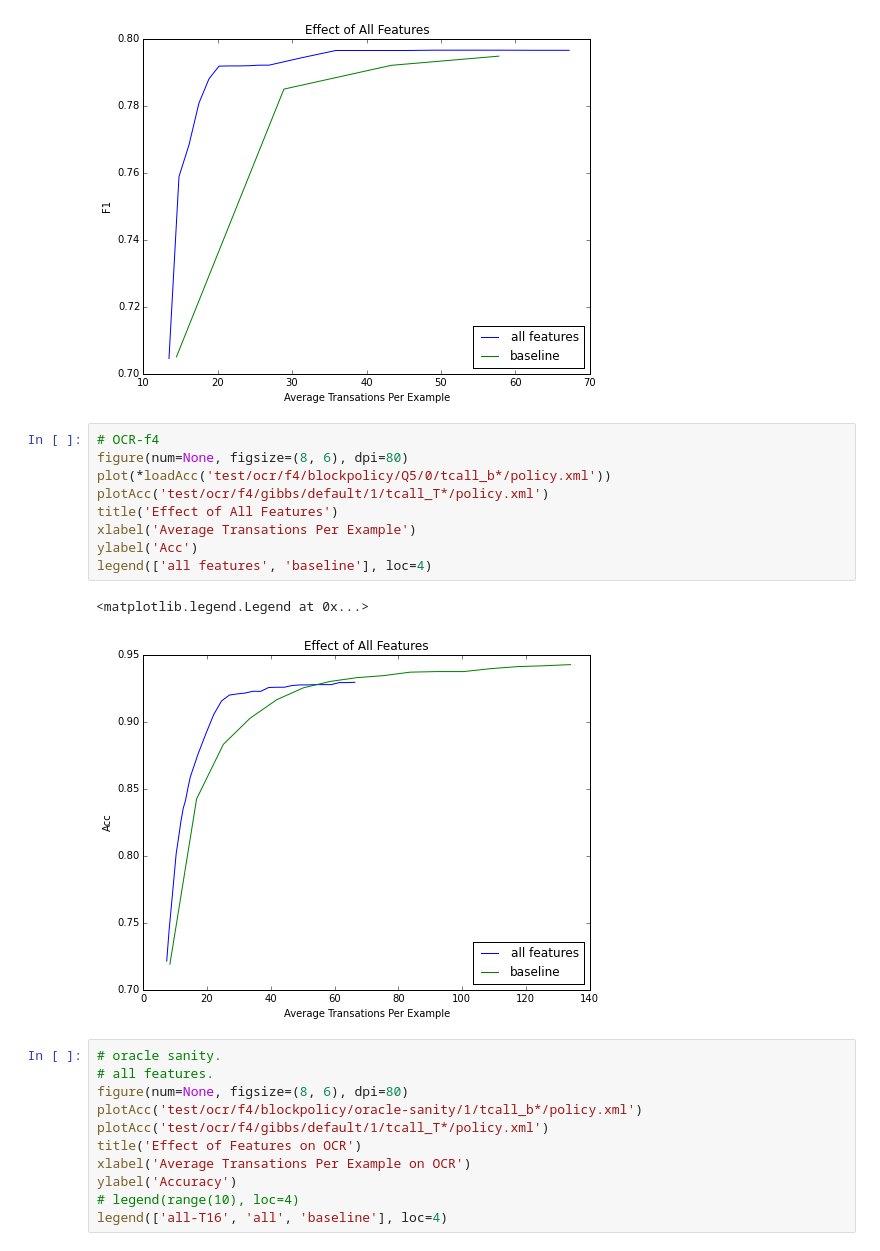
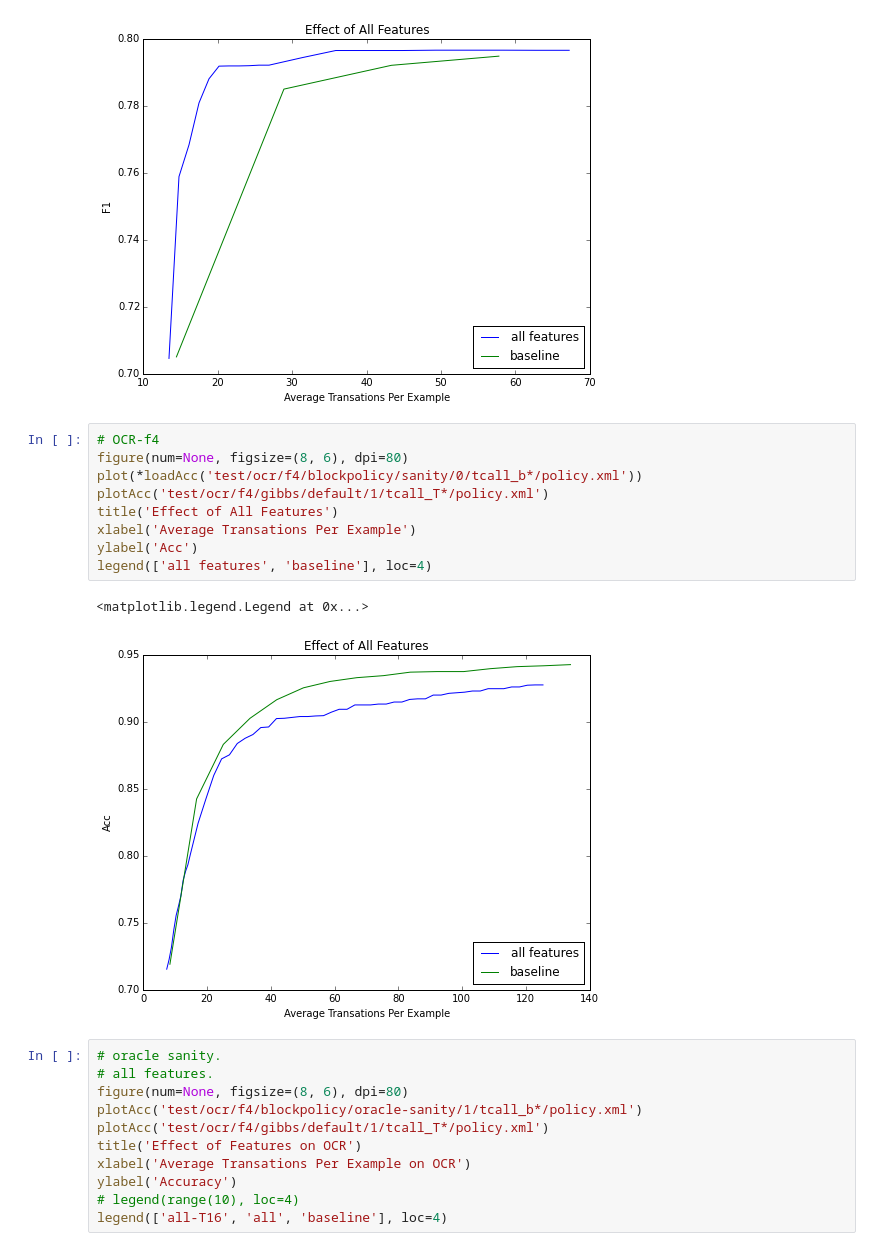
Before and after one commit to strin/HeteroSampler, a Jupyter notebook: sanity.ipynb, the cells around one changed output. Cells and saved outputs as stored; diff of their text form.

```diff
--- a/sanity.ipynb
+++ b/sanity.ipynb
@@ -92,15 +92,15 @@ legend(['all features', 'baseline'], loc=4)
 # %%
 # OCR-f4
 figure(num=None, figsize=(8, 6), dpi=80)
-plot(*loadAcc('test/ocr/f4/blockpolicy/Q5/0/tcall_b*/policy.xml'))
+plot(*loadAcc('test/ocr/f4/blockpolicy/sanity/0/tcall_b*/policy.xml'))
 plotAcc('test/ocr/f4/gibbs/default/1/tcall_T*/policy.xml')
 title('Effect of All Features')
 xlabel('Average Transations Per Example')
 ylabel('Acc')
 legend(['all features', 'baseline'], loc=4)
 # %% [output]
 <matplotlib.legend.Legend at 0x...>
-[figure, old version]
+[figure, new version]
 # %%
 # oracle sanity.
 # all features.
```
Also changed, not shown: 3 other files.
